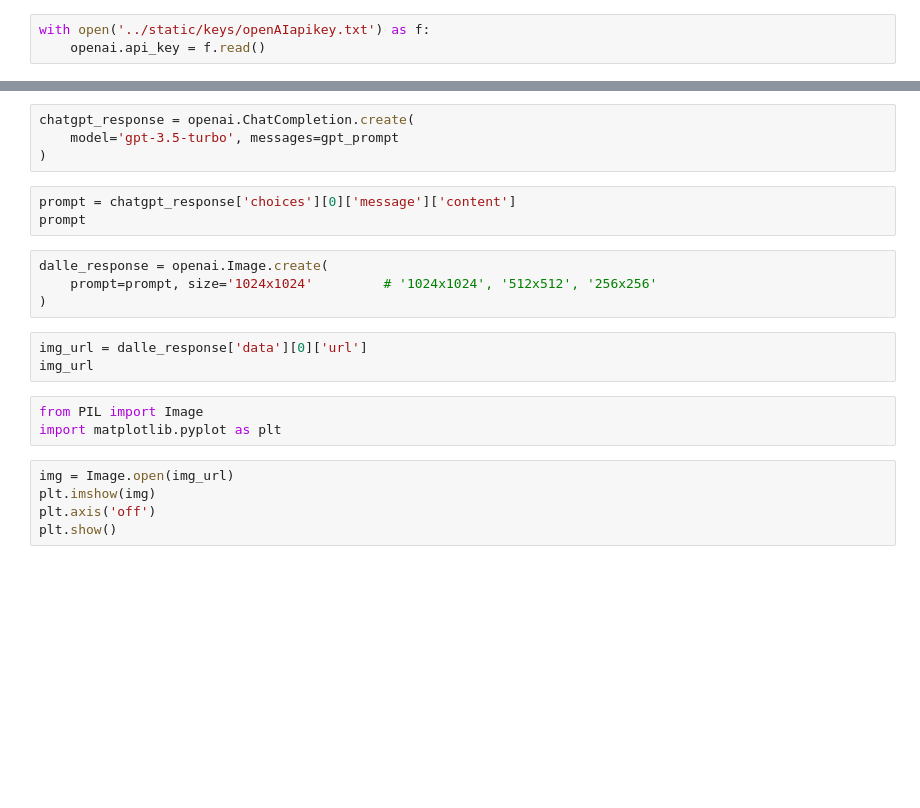
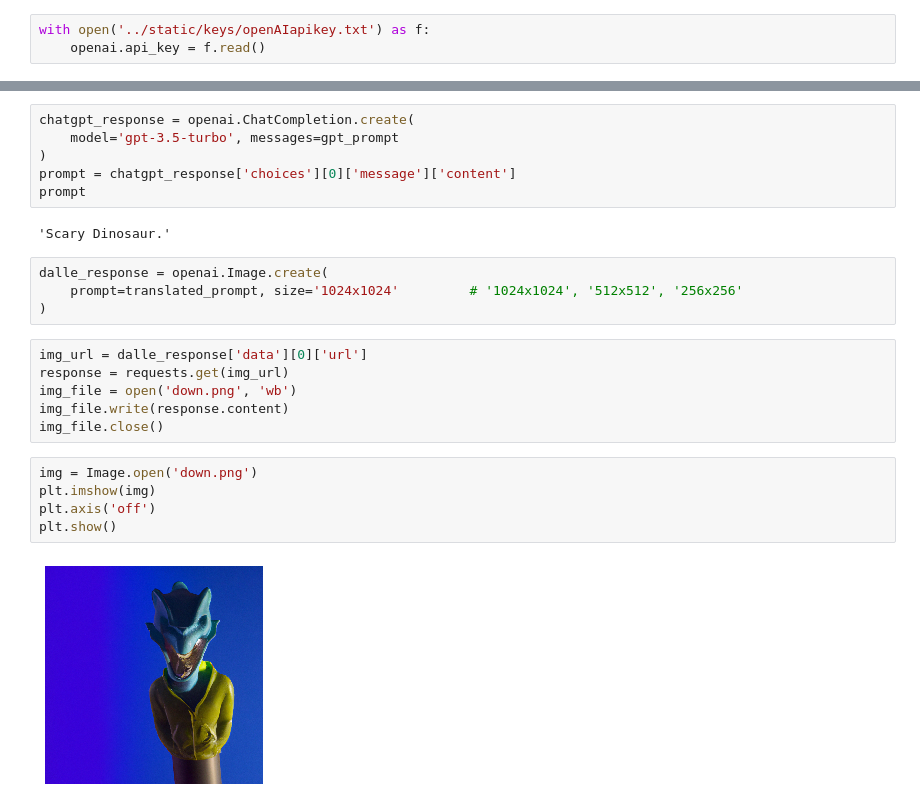
Before and after one commit to ckiekim/MachineLearningLecture-2023.05, a Jupyter notebook: 99.SampleProject/bp_chatbot/openai.ipynb, the cells around one changed output, grey strips where cells are left out. Drawn from its saved outputs; the diff is of its cells as text; blank space fills up the shorter version.

Commit message:
OpenAI

```diff
--- a/99.SampleProject/bp_chatbot/openai.ipynb
+++ b/99.SampleProject/bp_chatbot/openai.ipynb
@@ -17,21 +33,24 @@ gpt_prompt = [
 chatgpt_response = openai.ChatCompletion.create(
     model='gpt-3.5-turbo', messages=gpt_prompt
 )
+prompt = chatgpt_response['choices'][0]['message']['content']
+prompt
+# %% [output]
+'Scary Dinosaur.'
-# %%
-prompt = chatgpt_response['choices'][0]['message']['content']
-prompt
 # %%
 dalle_response = openai.Image.create(
-    prompt=prompt, size='1024x1024'         # '1024x1024', '512x512', '256x256'
+    prompt=translated_prompt, size='1024x1024'         # '1024x1024', '512x512', '256x256'
 )
 # %%
 img_url = dalle_response['data'][0]['url']
-img_url
+response = requests.get(img_url)
+img_file = open('down.png', 'wb')
+img_file.write(response.content)
+img_file.close()
-# %%
-from PIL import Image
-import matplotlib.pyplot as plt
 # %%
-img = Image.open(img_url)
+img = Image.open('down.png')
 plt.imshow(img)
 plt.axis('off')
 plt.show()
+# %% [output]
+[figure, added]
```
Also changed, not shown: parts of 4 cells of this notebook, 1 other file.
